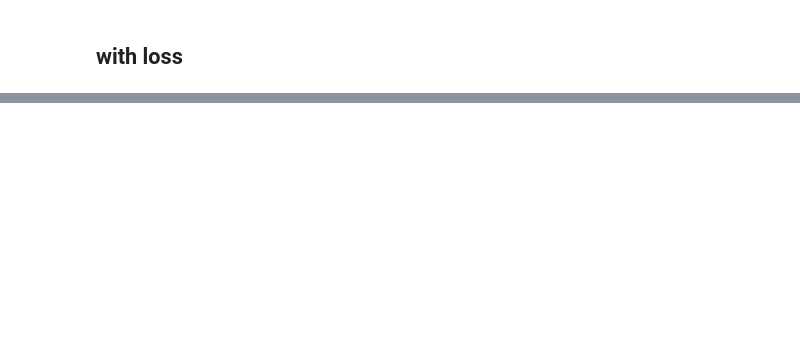
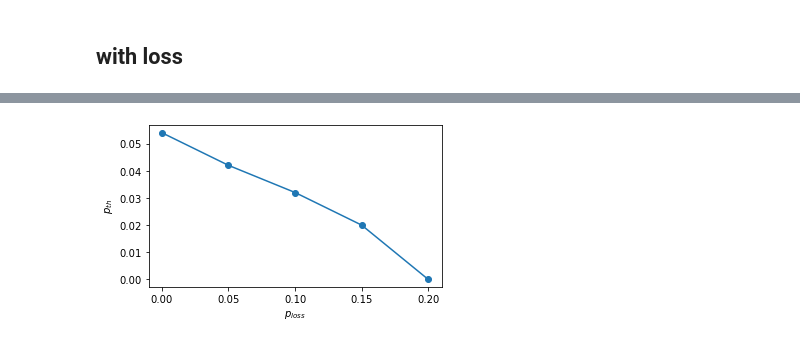
Before and after one commit to hassan-shap/quantum-emitter, a Jupyter notebook: pp_threshold_qdot.ipynb, the cells around one changed output, grey strips where cells are left out. Saved outputs shown, nothing was run; the diff lists cells and outputs as text; code cells hidden in the pictures; blank space fills up the shorter version.

```diff
--- a/pp_threshold_qdot.ipynb
+++ b/pp_threshold_qdot.ipynb
@@ -113,0 +111,13 @@ plt.show()
+# %%
+p_loss = [0,0.05,0.1,0.15,0.2]
+p_th = [0.054,0.042,0.032,0.02,0]
+
+plt.figure(1,figsize=(5,3))
+plt.plot(p_loss,p_th,"o-")
+plt.ylabel(r"$p_{th}$")
+plt.xlabel(r"$p_{loss}$")
+plt.xticks(p_loss)
+plt.tight_layout()
+plt.show()
+# %% [output]
+[figure, added]
```
Also changed, not shown: parts of 3 cells of this notebook, 47 other files.
